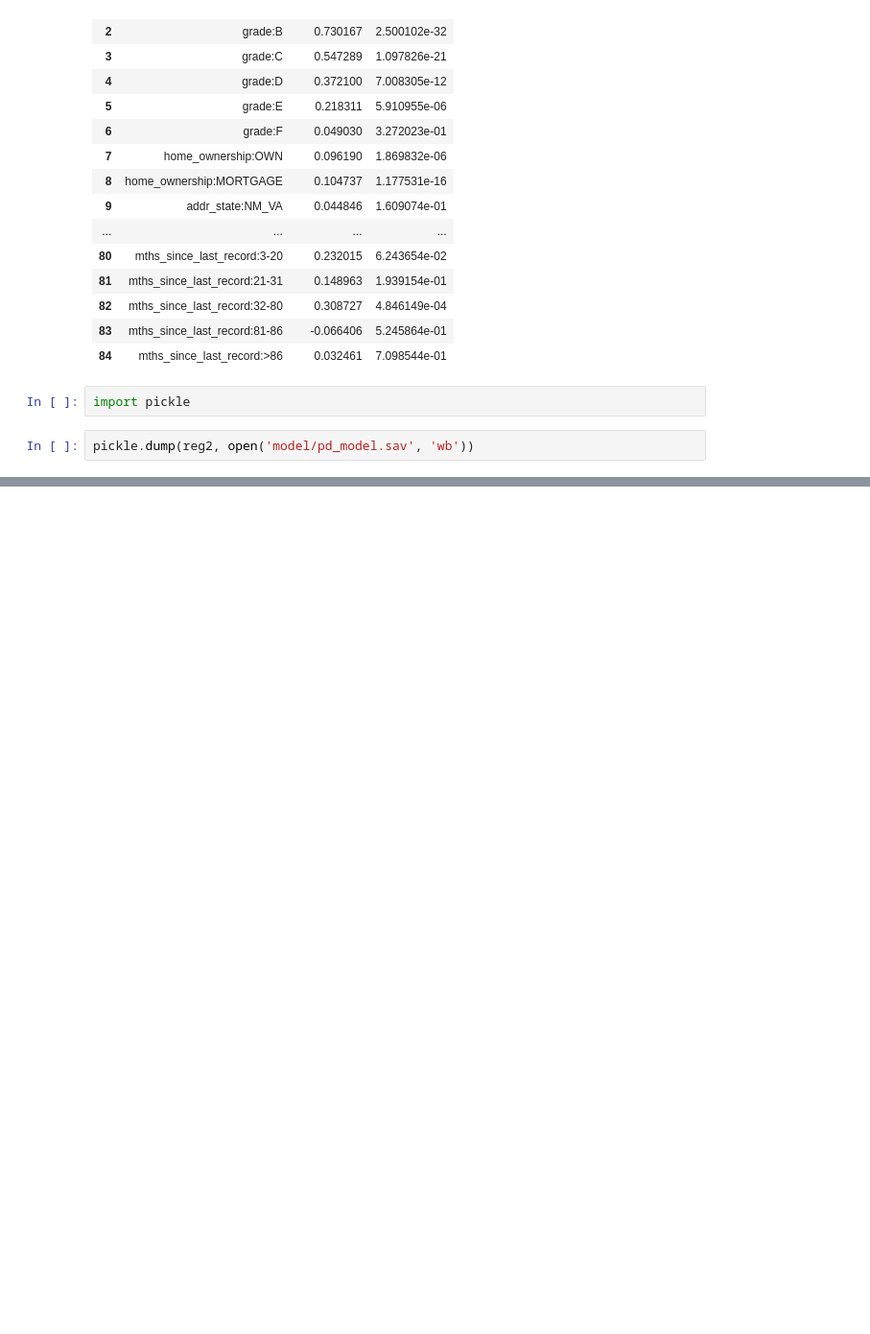
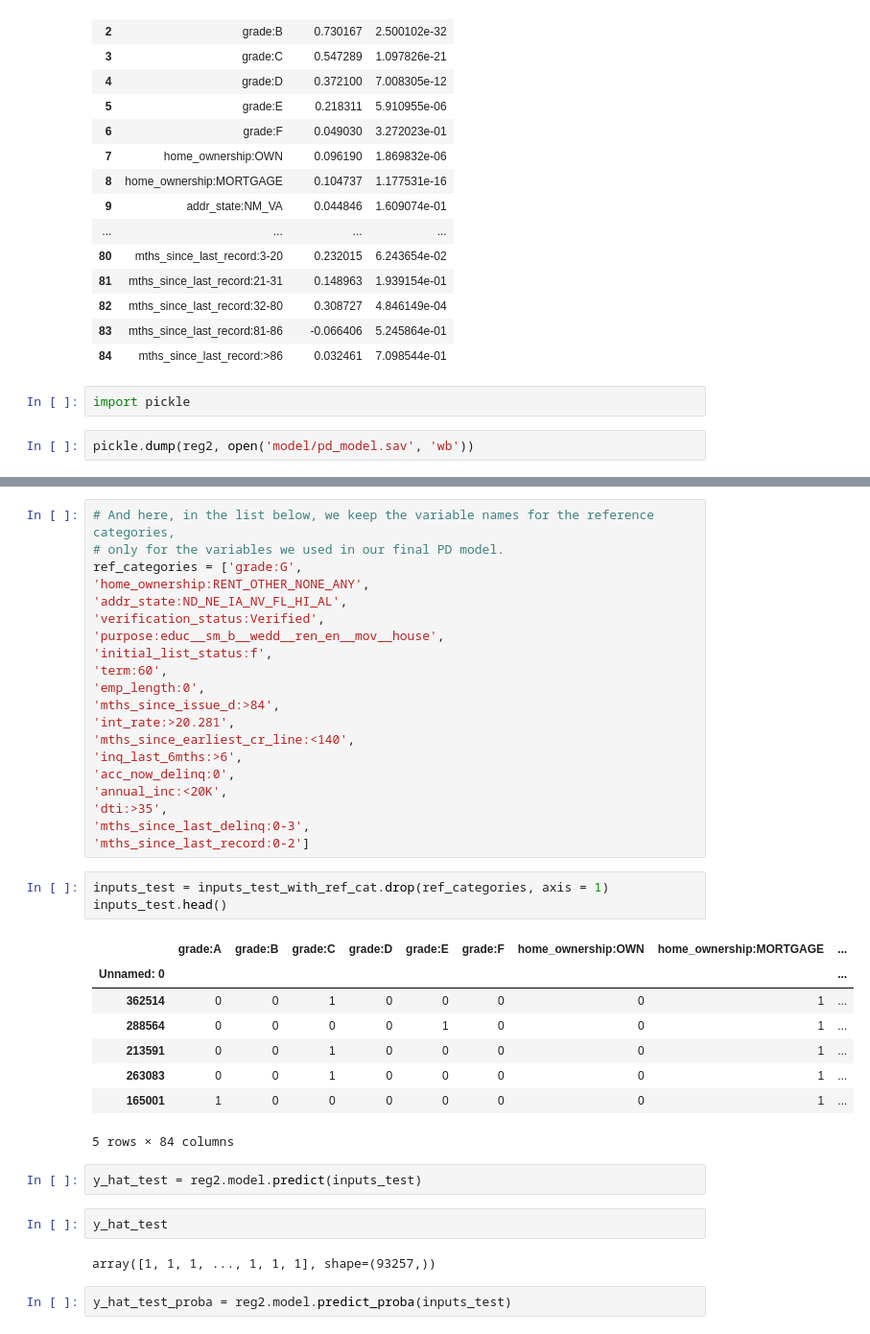
Before and after one commit to diyorarti/Credit_Risk_Model, a Jupyter notebook: modeling/model_1.ipynb, the cells around one changed output, grey strips where cells are left out. Shown at 96% size. Cells and saved outputs as stored; diff of their text form; blank space fills up the shorter version.

Commit message:
Model Validation

```diff
--- a/modeling/model_1.ipynb
+++ b/modeling/model_1.ipynb
@@ -609,0 +716,40 @@ pickle.dump(reg2, open('model/pd_model.sav', 'wb'))
+# %%
+# And here, in the list below, we keep the variable names for the reference categories,
+# only for the variables we used in our final PD model.
+ref_categories = ['grade:G',
+'home_ownership:RENT_OTHER_NONE_ANY',
+'addr_state:ND_NE_IA_NV_FL_HI_AL',
+'verification_status:Verified',
+'purpose:educ__sm_b__wedd__ren_en__mov__house',
+'initial_list_status:f',
+'term:60',
+'emp_length:0',
+'mths_since_issue_d:>84',
+'int_rate:>20.281',
+'mths_since_earliest_cr_line:<140',
+'inq_last_6mths:>6',
+'acc_now_delinq:0',
+'annual_inc:<20K',
+'dti:>35',
+'mths_since_last_delinq:0-3',
+'mths_since_last_record:0-2']
+# %%
+inputs_test = inputs_test_with_ref_cat.drop(ref_categories, axis = 1)
+inputs_test.head()
+# %% [output]
+|  | grade:A | grade:B | grade:C | grade:D | grade:E | grade:F | home_ownership:OWN | home_ownership:MORTGAGE | ... |
+| Unnamed: 0 |  |  |  |  |  |  |  |  | ... |
+| 362514 | 0 | 0 | 1 | 0 | 0 | 0 | 0 | 1 | ... |
+| 288564 | 0 | 0 | 0 | 0 | 1 | 0 | 0 | 1 | ... |
+| 213591 | 0 | 0 | 1 | 0 | 0 | 0 | 0 | 1 | ... |
+| 263083 | 0 | 0 | 1 | 0 | 0 | 0 | 0 | 1 | ... |
+| 165001 | 1 | 0 | 0 | 0 | 0 | 0 | 0 | 1 | ... |
+5 rows × 84 columns
+# %%
+y_hat_test = reg2.model.predict(inputs_test)
+# %%
+y_hat_test
+# %% [output]
+array([1, 1, 1, ..., 1, 1, 1], shape=(93257,))
+# %%
+y_hat_test_proba = reg2.model.predict_proba(inputs_test)
```
Also changed, not shown: parts of 13 cells of this notebook.
